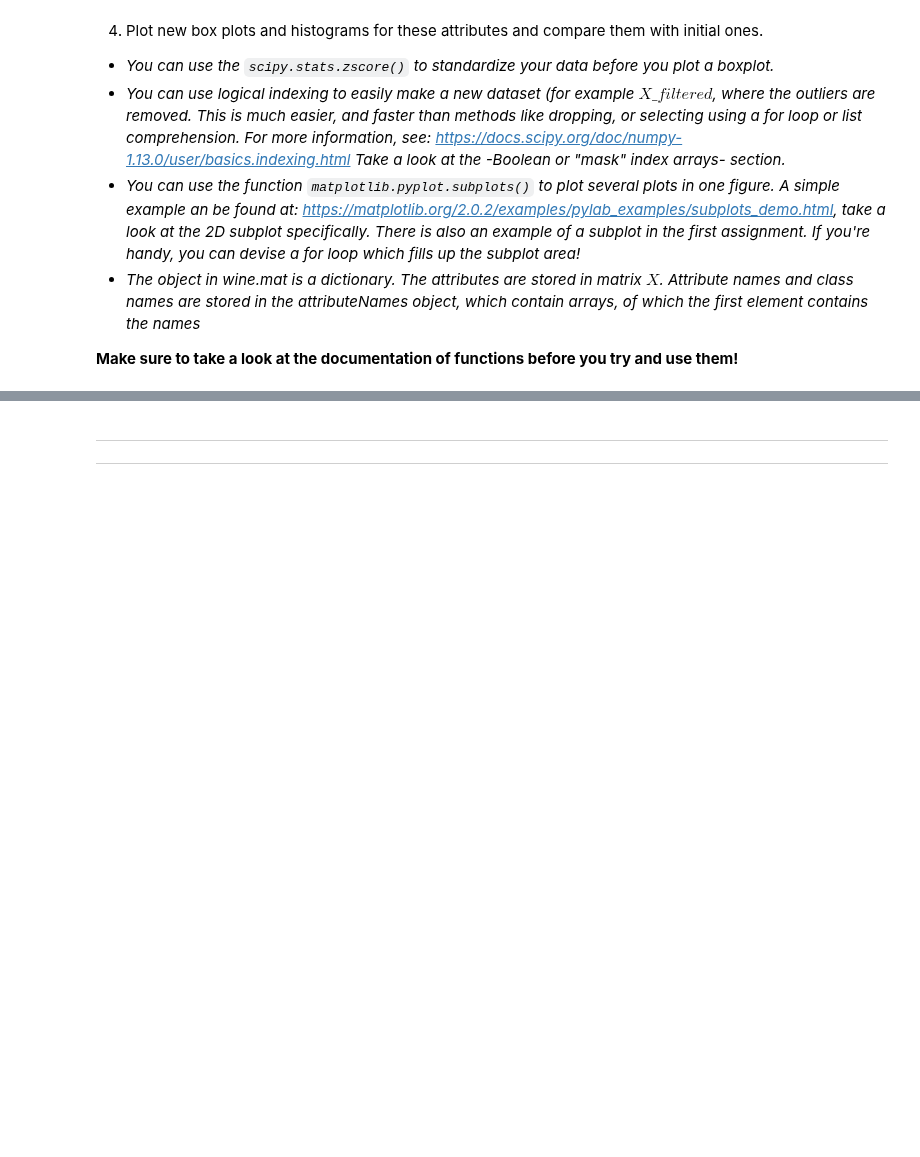
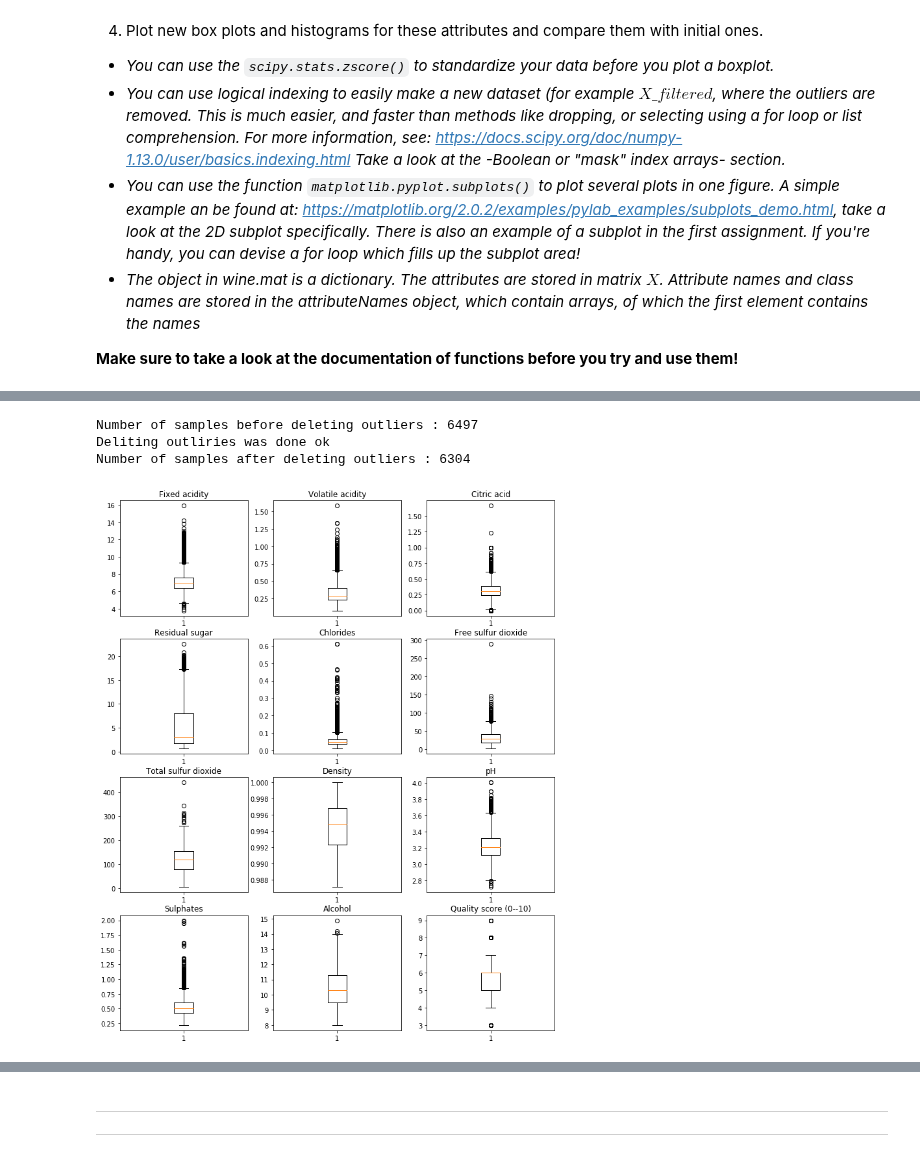
Before and after one commit to gabrielraya/Data-Mining, a Jupyter notebook: Assignment_2/Assignment_2.ipynb, the cells around one changed output, grey strips where cells are left out. Drawn from its saved outputs; the diff is of its cells as text; code cells hidden in the pictures; blank space fills up the shorter version.

```diff
--- a/Assignment_2/Assignment_2.ipynb
+++ b/Assignment_2/Assignment_2.ipynb
@@ -65,0 +116,14 @@ http://cogsys.compute.dtu.dk. Any sale or commercial distribution is strictly fo
+# %%
+data.drop(indexNames , inplace=True)
+print("Number of samples before deleting outliers : "+ str(samples))
+print("Deliting outliries was done ok") if data.shape[0] == (samples - i ) else "NOT OKAY"
+print(str(i) + " outliers were deleted")
+print("Number of samples after deleting outliers : "+ str(data.shape[0] ))
+# %% [output]
+Number of samples before deleting outliers : 6497
+Deliting outliries was done ok
+Number of samples after deleting outliers : 6304
+# %%
+box_plot(4,3, (12,15))
+# %% [output]
+[figure, added]
```
Also changed, not shown: parts of 12 cells of this notebook.
